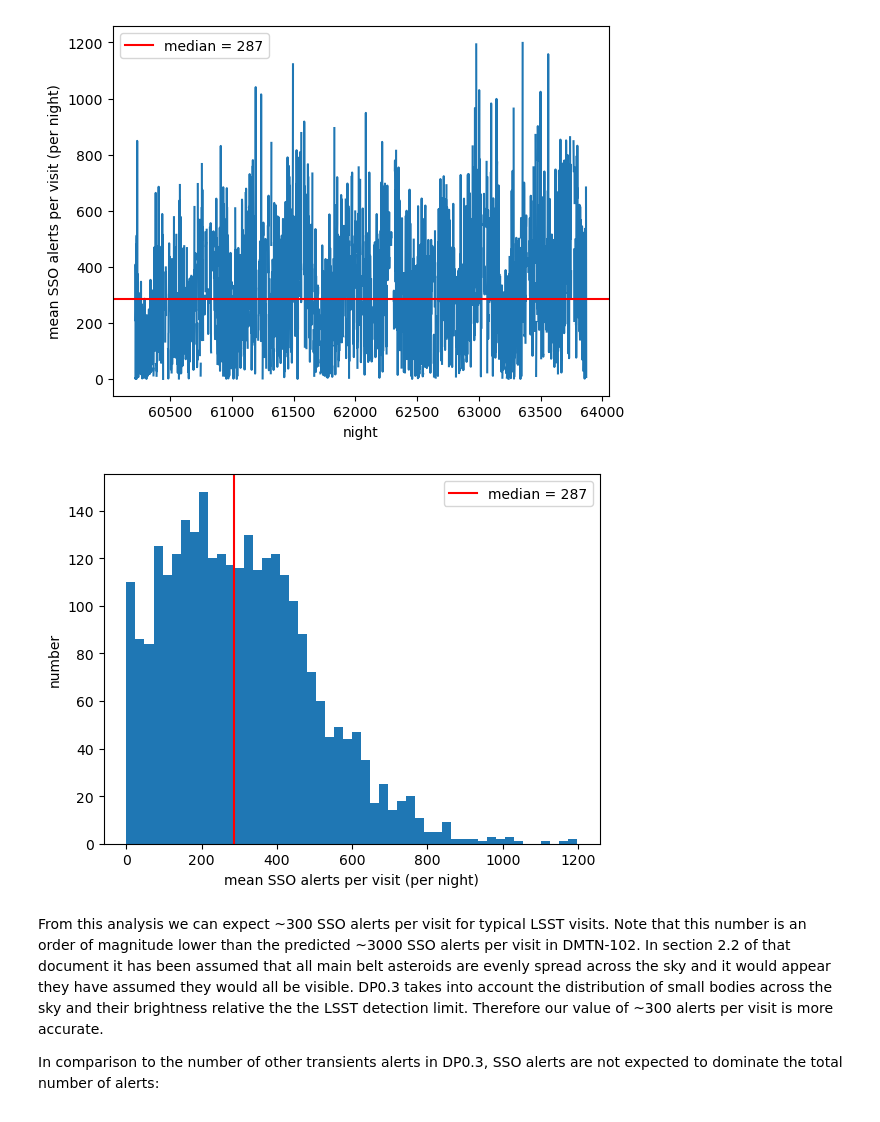
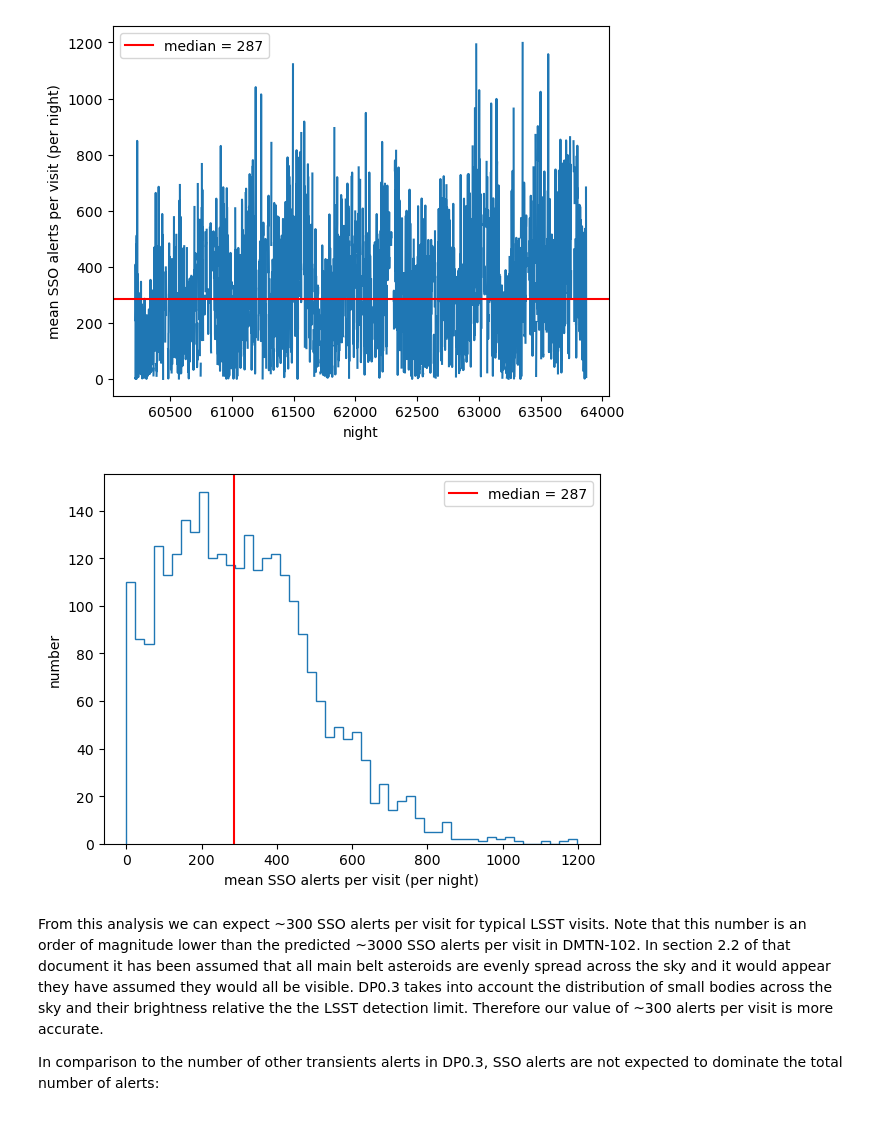
Before and after one commit to lsst-uk/lsst-adler, a Jupyter notebook: notebooks/SSO_alerts_per_visit/alerts_per_night.ipynb, the cells around one changed output. Saved outputs shown, nothing was run; the diff lists cells and outputs as text; code cells hidden in the pictures.

Commit message:
update SSO alert nb

```diff
--- a/notebooks/SSO_alerts_per_visit/alerts_per_night.ipynb
+++ b/notebooks/SSO_alerts_per_visit/alerts_per_night.ipynb
@@ -204,24 +205,24 @@ plt.show()
 # %%
 # histogram of the mean number of SSO alerts per visit per night
 fig = plt.figure()
 gs = gridspec.GridSpec(1,1)
 ax1 = plt.subplot(gs[0,0])
 
-ax1.hist(alerts_visit,bins = 50)
+ax1.hist(alerts_visit,bins = 50, histtype = "step")
 
 x = np.nanmedian(alerts_visit)
 ax1.axvline(x,c="r",label = "median = {:.0f}".format(x))
 
 ax1.set_ylabel("number")
 ax1.set_xlabel("mean SSO alerts per visit (per night)")
 ax1.legend()
 
 fname = "SSO_alerts_per_visit_hist.pdf"
 plt.savefig(fname, facecolor="w", transparent=True, bbox_inches="tight")
 
 plt.show()
 # %% [output]
-[figure, old version]
+[figure, new version]
 # %% [markdown]
 From this analysis we can expect ~300 SSO alerts per visit for typical LSST visits. Note that this number is an order of magnitude lower than the predicted ~3000 SSO alerts per visit in DMTN-102. In section 2.2 of that document it has been assumed that all main belt asteroids are evenly spread across the sky and it would appear they have assumed they would all be visible. DP0.3 takes into account the distribution of small bodies across the sky and their brightness relative the the LSST detection limit. Therefore our value of ~300 alerts per visit is more accurate.
 
```
Also changed, not shown: parts of 2 cells of this notebook, 5 other files.
